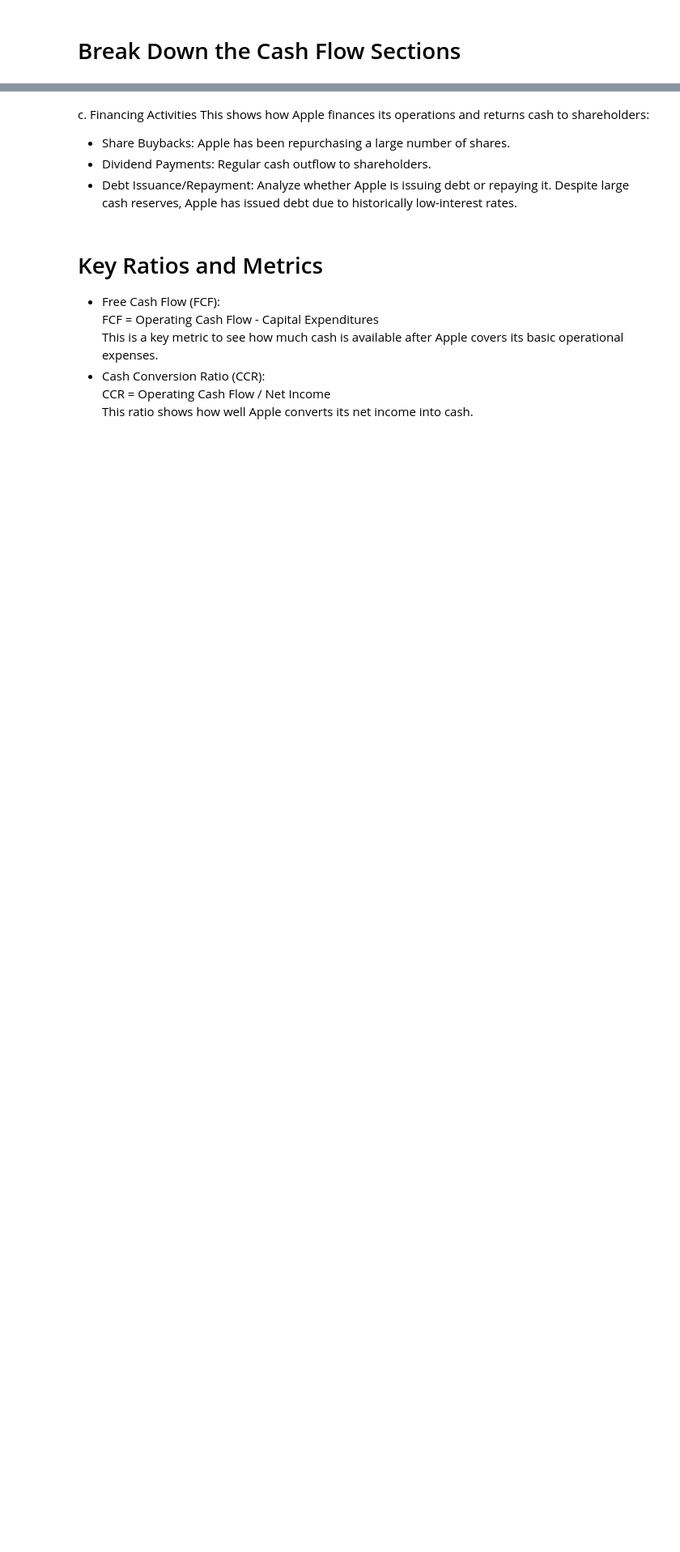
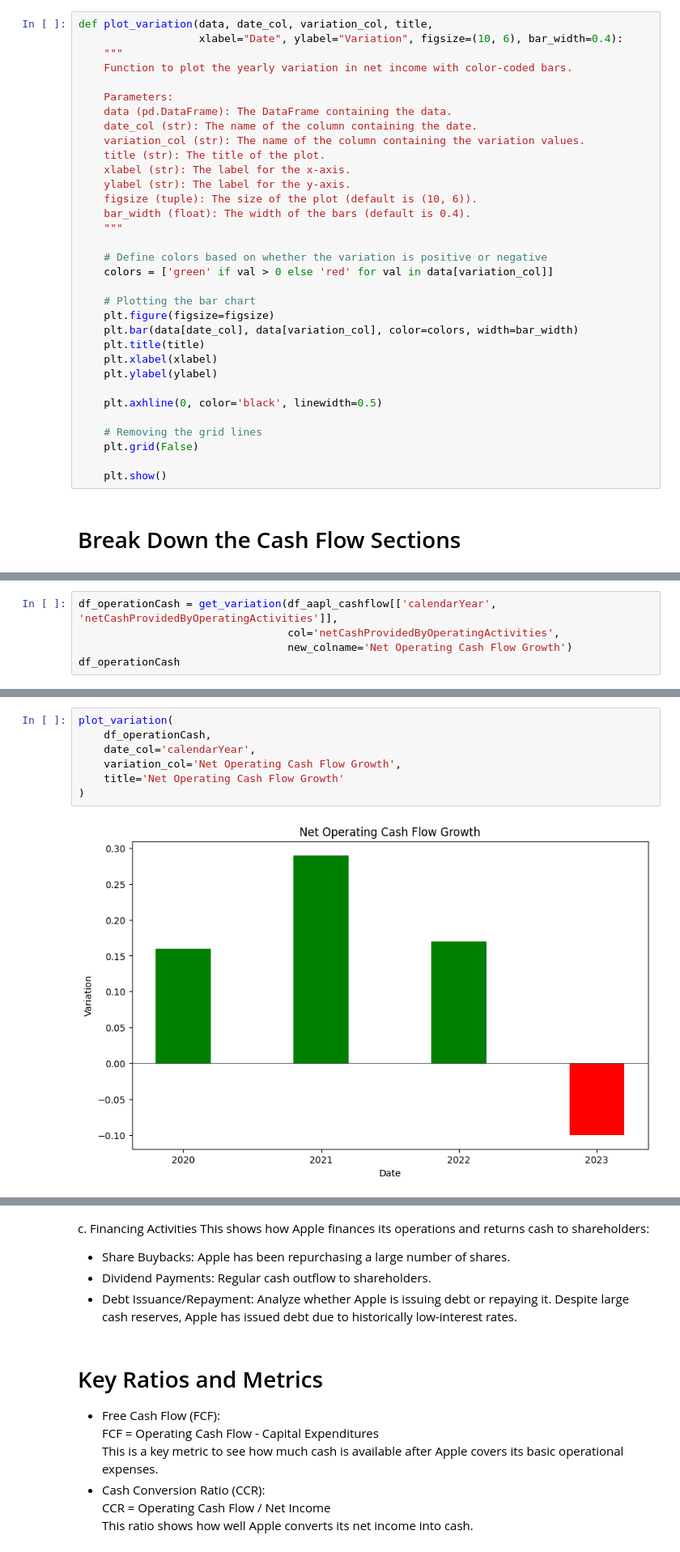
Before and after one commit to chiseanchang0727/financial-report-crawler, a Jupyter notebook: test_region/cashflow_analyzie.ipynb, the cells around one changed output, grey strips where cells are left out. Shown at 81% size. Saved outputs shown, nothing was run; the diff lists cells and outputs as text; blank space fills up the shorter version.

```diff
--- a/test_region/cashflow_analyzie.ipynb
+++ b/test_region/cashflow_analyzie.ipynb
@@ -122,2 +141,35 @@ def plot_cashflow(data, x_col, y_cols, title, xlabel='Date', ylabel='Amount (in
+# %%
+def plot_variation(data, date_col, variation_col, title,
+                   xlabel="Date", ylabel="Variation", figsize=(10, 6), bar_width=0.4):
+    """
+    Function to plot the yearly variation in net income with color-coded bars.
+
+    Parameters:
+    data (pd.DataFrame): The DataFrame containing the data.
+    date_col (str): The name of the column containing the date.
+    variation_col (str): The name of the column containing the variation values.
+    title (str): The title of the plot.
+    xlabel (str): The label for the x-axis.
+    ylabel (str): The label for the y-axis.
+    figsize (tuple): The size of the plot (default is (10, 6)).
+    bar_width (float): The width of the bars (default is 0.4).
+    """
+
+    # Define colors based on whether the variation is positive or negative
+    colors = ['green' if val > 0 else 'red' for val in data[variation_col]]
+
+    # Plotting the bar chart
+    plt.figure(figsize=figsize)
+    plt.bar(data[date_col], data[variation_col], color=colors, width=bar_width)
+    plt.title(title)
+    plt.xlabel(xlabel)
+    plt.ylabel(ylabel)
+
+    plt.axhline(0, color='black', linewidth=0.5)
+
+    # Removing the grid lines
+    plt.grid(False)
+
+    plt.show()
 # %% [markdown]
 # Break Down the Cash Flow Sections
@@ -165,0 +214,5 @@ plot_cashflow(data=operating_activities,
+# %%
+df_operationCash = get_variation(df_aapl_cashflow[['calendarYear', 'netCashProvidedByOperatingActivities']],
+                                 col='netCashProvidedByOperatingActivities',
+                                 new_colname='Net Operating Cash Flow Growth')
+df_operationCash
@@ -165,0 +225,9 @@ plot_cashflow(data=operating_activities,
+# %%
+plot_variation(
+    df_operationCash,
+    date_col='calendarYear',
+    variation_col='Net Operating Cash Flow Growth',
+    title='Net Operating Cash Flow Growth'
+)
+# %% [output]
+[figure, added]
```
Also changed, not shown: parts of 31 cells of this notebook.
